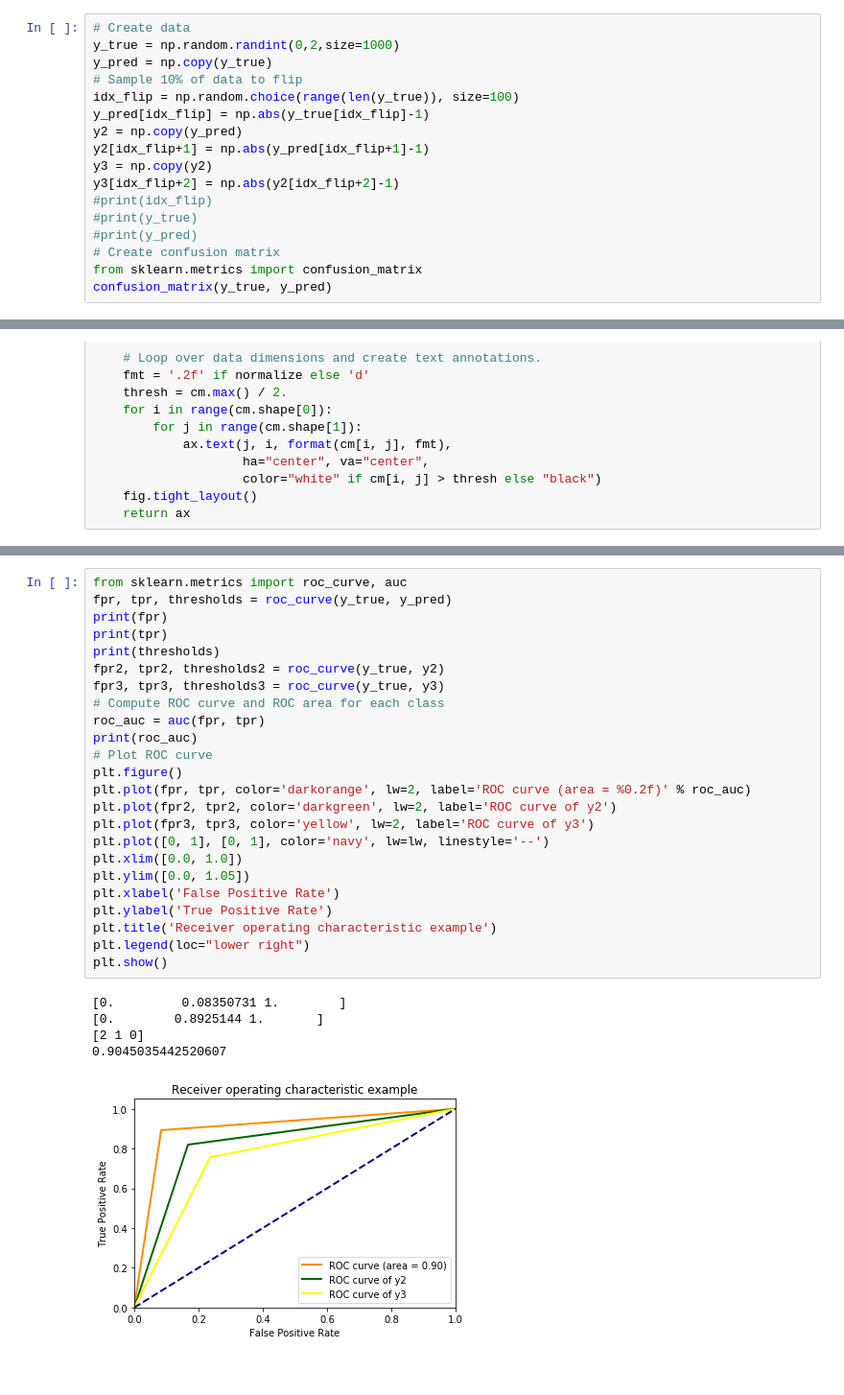
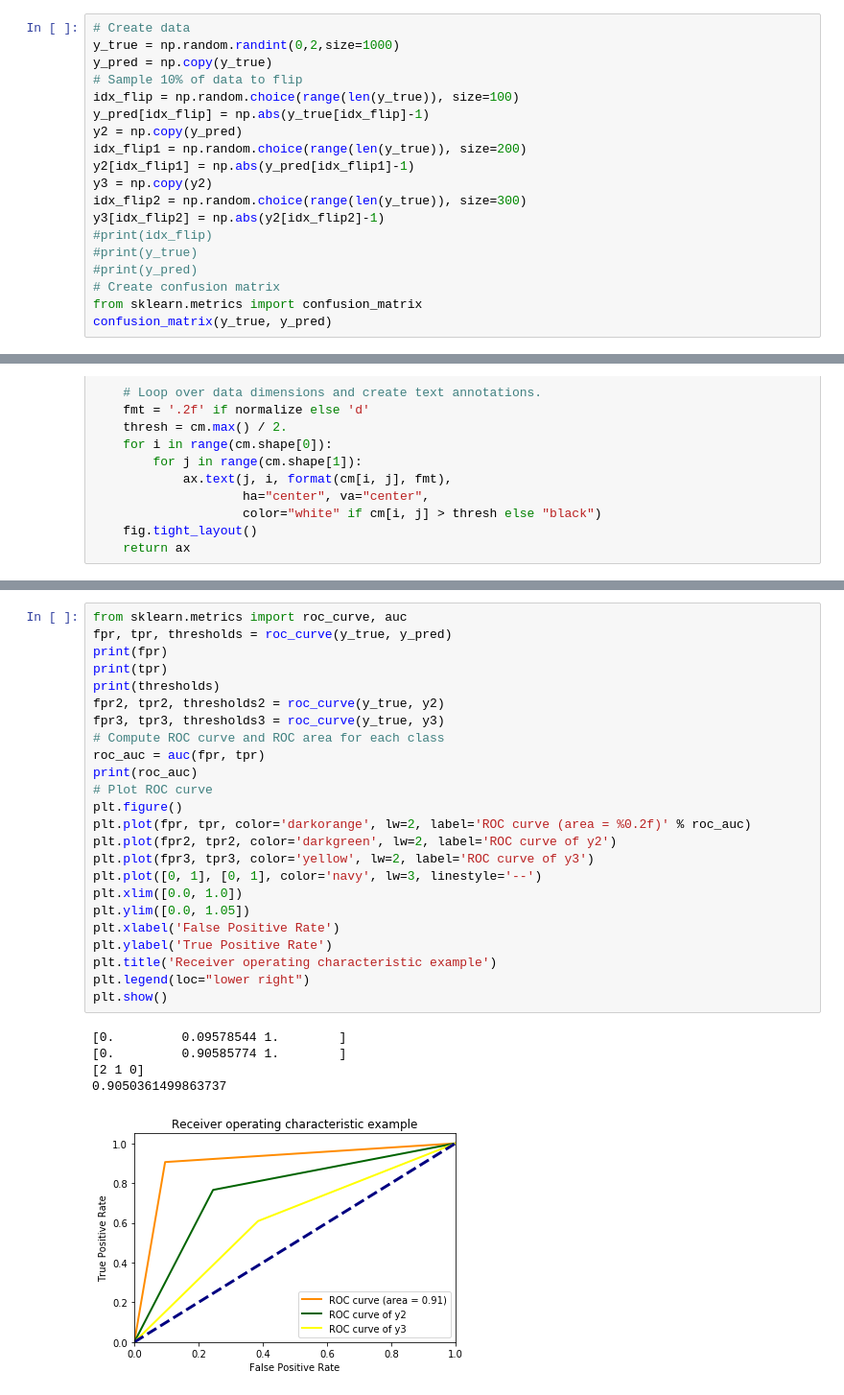
Before and after one commit to tingsyo/course_ce2019, a Jupyter notebook: week06_model_evaluation/Evaluating Machine Learning Model.ipynb, the cells around one changed output, grey strips where cells are left out. Shown at 96% size. Drawn from its saved outputs; the diff is of its cells as text.

```diff
--- a/week06_model_evaluation/Evaluating Machine Learning Model.ipynb
+++ b/week06_model_evaluation/Evaluating Machine Learning Model.ipynb
@@ -142,9 +146,11 @@ y_pred = np.copy(y_true)
 idx_flip = np.random.choice(range(len(y_true)), size=100)
 y_pred[idx_flip] = np.abs(y_true[idx_flip]-1)
 y2 = np.copy(y_pred)
-y2[idx_flip+1] = np.abs(y_pred[idx_flip+1]-1)
+idx_flip1 = np.random.choice(range(len(y_true)), size=200)
+y2[idx_flip1] = np.abs(y_pred[idx_flip1]-1)
 y3 = np.copy(y2)
-y3[idx_flip+2] = np.abs(y2[idx_flip+2]-1)
+idx_flip2 = np.random.choice(range(len(y_true)), size=300)
+y3[idx_flip2] = np.abs(y2[idx_flip2]-1)
 #print(idx_flip)
 #print(y_true)
 #print(y_pred)
@@ -228,30 +234,30 @@ Confusion matrix, without normalization
 # %%
 from sklearn.metrics import roc_curve, auc
 fpr, tpr, thresholds = roc_curve(y_true, y_pred)
 print(fpr)
 print(tpr)
 print(thresholds)
 fpr2, tpr2, thresholds2 = roc_curve(y_true, y2)
 fpr3, tpr3, thresholds3 = roc_curve(y_true, y3)
 # Compute ROC curve and ROC area for each class
 roc_auc = auc(fpr, tpr)
 print(roc_auc)
 # Plot ROC curve
 plt.figure()
 plt.plot(fpr, tpr, color='darkorange', lw=2, label='ROC curve (area = %0.2f)' % roc_auc)
 plt.plot(fpr2, tpr2, color='darkgreen', lw=2, label='ROC curve of y2')
 plt.plot(fpr3, tpr3, color='yellow', lw=2, label='ROC curve of y3')
-plt.plot([0, 1], [0, 1], color='navy', lw=lw, linestyle='--')
+plt.plot([0, 1], [0, 1], color='navy', lw=3, linestyle='--')
 plt.xlim([0.0, 1.0])
 plt.ylim([0.0, 1.05])
 plt.xlabel('False Positive Rate')
 plt.ylabel('True Positive Rate')
 plt.title('Receiver operating characteristic example')
 plt.legend(loc="lower right")
 plt.show()
 # %% [output]
-[0.         0.08350731 1.        ]
-[0.        0.8925144 1.       ]
+[0.         0.09578544 1.        ]
+[0.         0.90585774 1.        ]
 [2 1 0]
-0.9045035442520607
+0.9050361499863737
-[figure, old version]
+[figure, new version]
```
Also changed, not shown: parts of 15 cells of this notebook, 12 other files.
